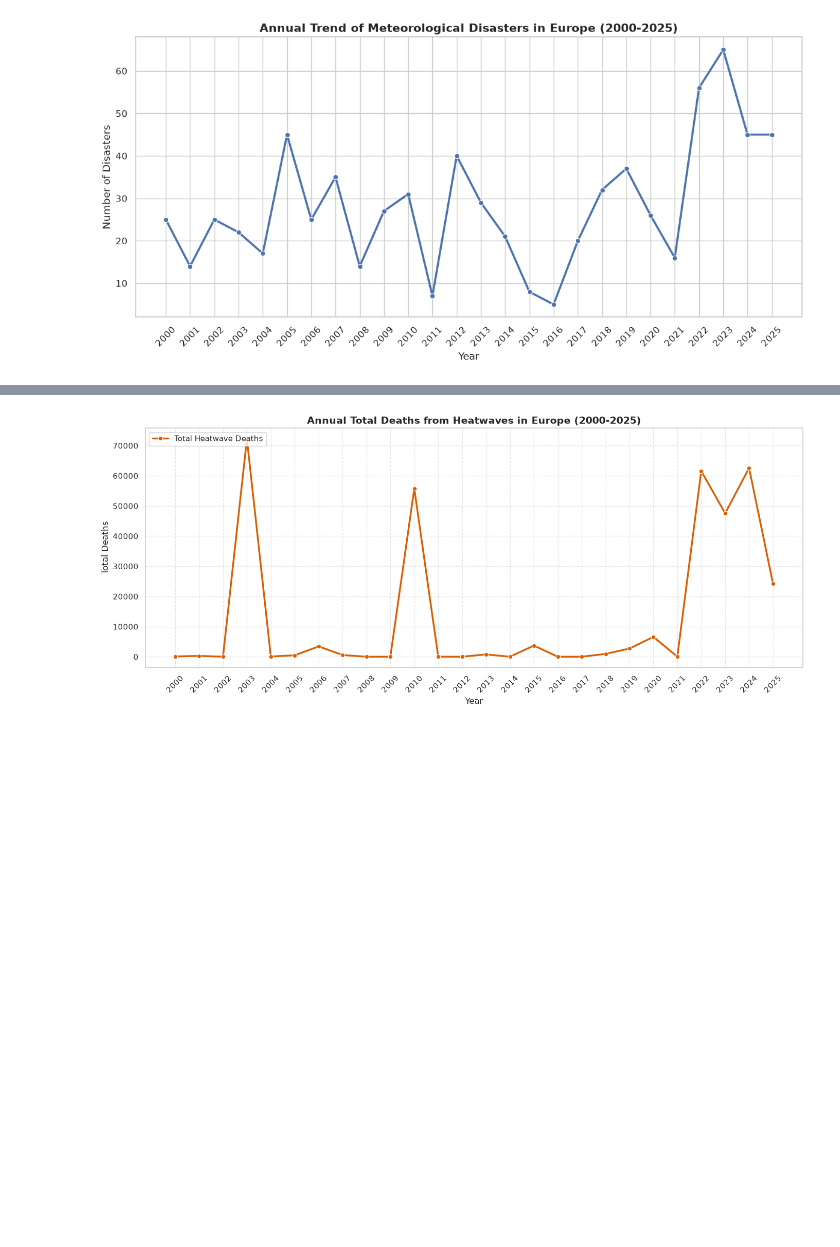
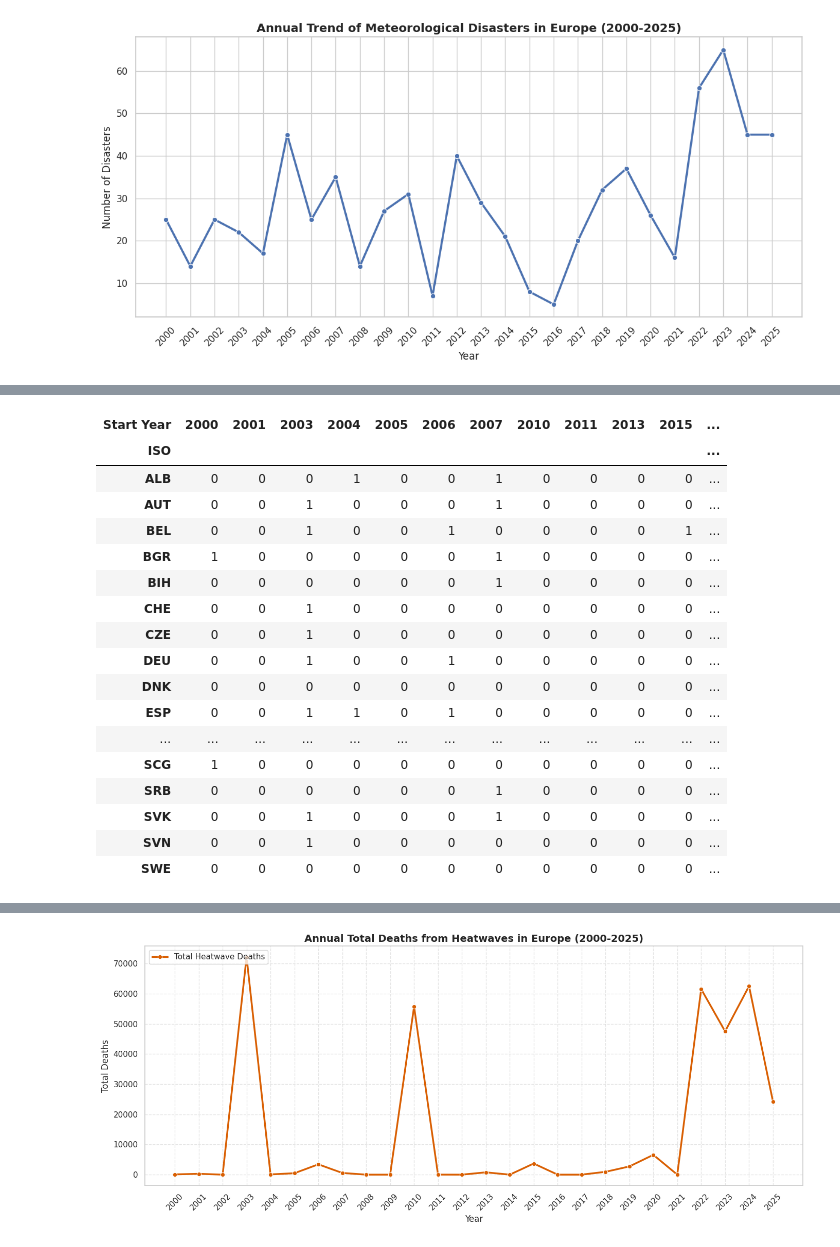
Before and after one commit to mjduarterosa/tdda-tutorial_emdat, a Jupyter notebook: notebooks/explore_EMDAT.ipynb, the cells around one changed output, grey strips where cells are left out. Drawn from its saved outputs; the diff is of its cells as text; code cells hidden in the pictures; blank space fills up the shorter version.

```diff
--- a/notebooks/explore_EMDAT.ipynb
+++ b/notebooks/explore_EMDAT.ipynb
@@ -154 +156,29 @@ memory usage: 77.2 KB
 None
+# %%
+# Create a pivot table with countries as rows, start years as columns, and the count of heatwaves as entries
+df_country_annual_heatwaves = pd.crosstab(
+    index=df_heatwaves['ISO'],
+    columns=df_heatwaves['Start Year']
+)
+
+# Display the resulting DataFrame
+display(df_country_annual_heatwaves)
+# %% [output]
+| Start Year | 2000 | 2001 | 2003 | 2004 | 2005 | 2006 | 2007 | 2010 | 2011 | 2013 | 2015 | ... |
+| ISO |  |  |  |  |  |  |  |  |  |  |  | ... |
+| ALB | 0 | 0 | 0 | 1 | 0 | 0 | 1 | 0 | 0 | 0 | 0 | ... |
+| AUT | 0 | 0 | 1 | 0 | 0 | 0 | 1 | 0 | 0 | 0 | 0 | ... |
+| BEL | 0 | 0 | 1 | 0 | 0 | 1 | 0 | 0 | 0 | 0 | 1 | ... |
+| BGR | 1 | 0 | 0 | 0 | 0 | 0 | 1 | 0 | 0 | 0 | 0 | ... |
+| BIH | 0 | 0 | 0 | 0 | 0 | 0 | 1 | 0 | 0 | 0 | 0 | ... |
+| CHE | 0 | 0 | 1 | 0 | 0 | 0 | 0 | 0 | 0 | 0 | 0 | ... |
+| CZE | 0 | 0 | 1 | 0 | 0 | 0 | 0 | 0 | 0 | 0 | 0 | ... |
+| DEU | 0 | 0 | 1 | 0 | 0 | 1 | 0 | 0 | 0 | 0 | 0 | ... |
+| DNK | 0 | 0 | 0 | 0 | 0 | 0 | 0 | 0 | 0 | 0 | 0 | ... |
+| ESP | 0 | 0 | 1 | 1 | 0 | 1 | 0 | 0 | 0 | 0 | 0 | ... |
+| ... | ... | ... | ... | ... | ... | ... | ... | ... | ... | ... | ... | ... |
+| SCG | 1 | 0 | 0 | 0 | 0 | 0 | 0 | 0 | 0 | 0 | 0 | ... |
+| SRB | 0 | 0 | 0 | 0 | 0 | 0 | 1 | 0 | 0 | 0 | 0 | ... |
+| SVK | 0 | 0 | 1 | 0 | 0 | 0 | 1 | 0 | 0 | 0 | 0 | ... |
+| SVN | 0 | 0 | 1 | 0 | 0 | 0 | 0 | 0 | 0 | 0 | 0 | ... |
+| SWE | 0 | 0 | 0 | 0 | 0 | 0 | 0 | 0 | 0 | 0 | 0 | ... |
```
Also changed, not shown: parts of 8 cells of this notebook.
